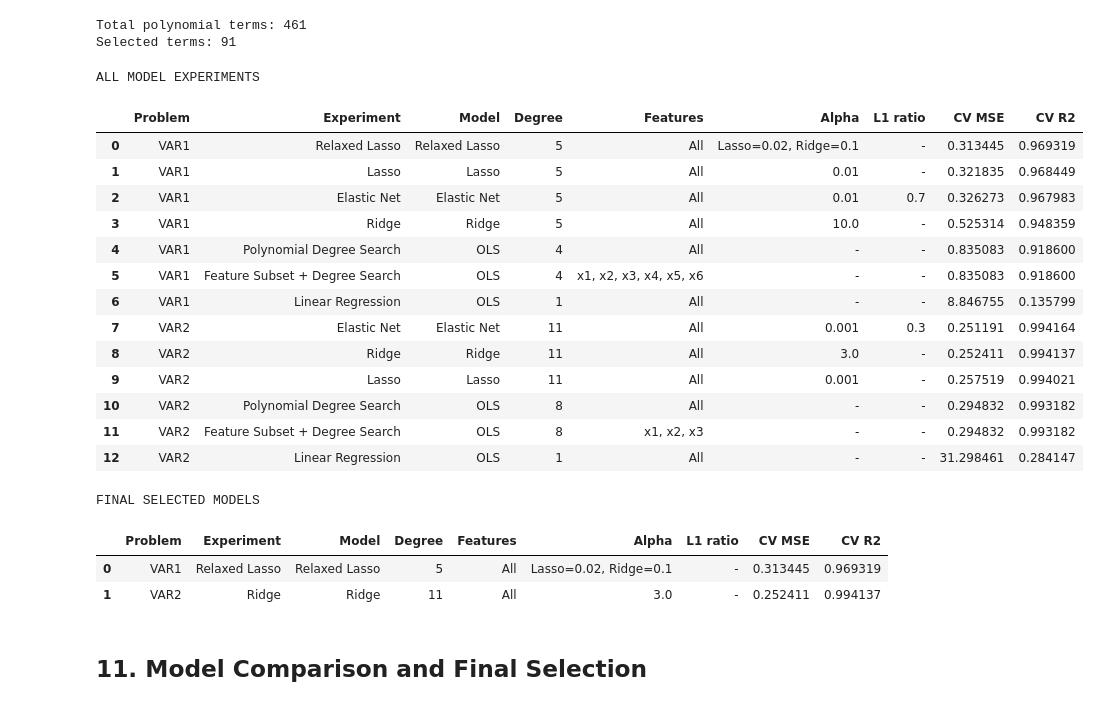
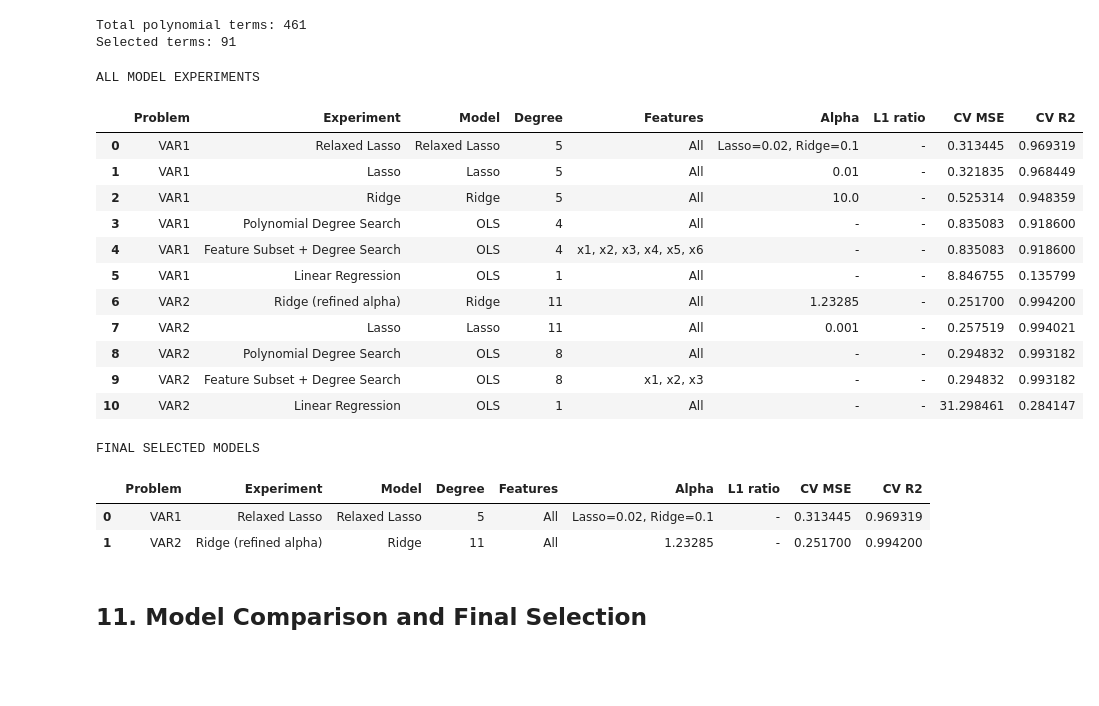
Before and after one commit to praneethem/ML_Assignment, a Jupyter notebook: ML_Assignment.ipynb, the cells around one changed output. Saved outputs shown, nothing was run; the diff lists cells and outputs as text; code cells hidden in the pictures; blank space fills up the shorter version.

```diff
--- a/ML_Assignment.ipynb
+++ b/ML_Assignment.ipynb
@@ -1755,18 +1733,6 @@ comparison = pd.DataFrame([
 
     {
         'Problem': 'VAR1',
-        'Experiment': 'Elastic Net',
-        'Model': 'Elastic Net',
-        'Degree': int(best_elastic_v1['degree']),
-        'Features': 'All',
-        'Alpha': float(best_elastic_v1['alpha']),
-        'L1 ratio': float(best_elastic_v1['l1_ratio']),
-        'CV MSE': float(best_elastic_v1['cv_mse']),
-        'CV R2': float(best_elastic_v1['cv_r2'])
-    },
-
-    {
-        'Problem': 'VAR1',
         'Experiment': 'Relaxed Lasso',
         'Model': 'Relaxed Lasso',
         'Degree': 5,
@@ -1837,14 +1803,14 @@ comparison = pd.DataFrame([
 
     {
         'Problem': 'VAR2',
-        'Experiment': 'Ridge',
+        'Experiment': 'Ridge (refined alpha)',
         'Model': 'Ridge',
-        'Degree': int(best_ridge_v2['degree']),
+        'Degree': 11,
         'Features': 'All',
-        'Alpha': float(best_ridge_v2['alpha']),
+        'Alpha': 1.23285,
         'L1 ratio': '-',
-        'CV MSE': float(best_ridge_v2['cv_mse']),
-        'CV R2': float(best_ridge_v2['cv_r2'])
+        'CV MSE': 0.2517,
+        'CV R2': 0.9942
     },
 
     {
@@ -1857,79 +1823,67 @@ comparison = pd.DataFrame([
         'L1 ratio': '-',
         'CV MSE': float(best_lasso_v2['cv_mse']),
         'CV R2': float(best_lasso_v2['cv_r2'])
-    },
-
-    {
-        'Problem': 'VAR2',
-        'Experiment': 'Elastic Net',
-        'Model': 'Elastic Net',
-        'Degree': int(best_elastic_v2['degree']),
-        'Features': 'All',
-        'Alpha': float(best_elastic_v2['alpha']),
-        'L1 ratio': float(best_elastic_v2['l1_ratio']),
-        'CV MSE': float(best_elastic_v2['cv_mse']),
-        'CV R2': float(best_elastic_v2['cv_r2'])
     }
 ])
 
 
+# ------------------------------------------------------------
 # Round values for readability
+# ------------------------------------------------------------
 
 comparison['CV MSE'] = comparison['CV MSE'].round(6)
 comparison['CV R2'] = comparison['CV R2'].round(6)
 
 
 # ------------------------------------------------------------
-# Display ALL experiment summaries
+# Display all available experiment summaries
 # ------------------------------------------------------------
 
 print("ALL MODEL EXPERIMENTS")
 
 display(
     comparison.sort_values(
         ['Problem', 'CV MSE']
     ).reset_index(drop=True)
 )
 
 
 # ------------------------------------------------------------
 # Final selected models
 # ------------------------------------------------------------
 
 print("\nFINAL SELECTED MODELS")
 
 final_comparison = comparison[
     (
         (comparison['Problem'] == 'VAR1') &
         (comparison['Experiment'] == 'Relaxed Lasso')
     ) |
     (
         (comparison['Problem'] == 'VAR2') &
-        (comparison['Experiment'] == 'Ridge')
+        (comparison['Experiment'] == 'Ridge (refined alpha)')
     )
 ].reset_index(drop=True)
 
 display(final_comparison)
 # %% [output]
 ALL MODEL EXPERIMENTS
 |  | Problem | Experiment | Model | Degree | Features | Alpha | L1 ratio | CV MSE | CV R2 |
 | 0 | VAR1 | Relaxed Lasso | Relaxed Lasso | 5 | All | Lasso=0.02, Ridge=0.1 | - | 0.313445 | 0.969319 |
 | 1 | VAR1 | Lasso | Lasso | 5 | All | 0.01 | - | 0.321835 | 0.968449 |
-| 2 | VAR1 | Elastic Net | Elastic Net | 5 | All | 0.01 | 0.7 | 0.326273 | 0.967983 |
-| 3 | VAR1 | Ridge | Ridge | 5 | All | 10.0 | - | 0.525314 | 0.948359 |
-| 4 | VAR1 | Polynomial Degree Search | OLS | 4 | All | - | - | 0.835083 | 0.918600 |
-| 5 | VAR1 | Feature Subset + Degree Search | OLS | 4 | x1, x2, x3, x4, x5, x6 | - | - | 0.835083 | 0.918600 |
-| 6 | VAR1 | Linear Regression | OLS | 1 | All | - | - | 8.846755 | 0.135799 |
-| 7 | VAR2 | Elastic Net | Elastic Net | 11 | All | 0.001 | 0.3 | 0.251191 | 0.994164 |
-| 8 | VAR2 | Ridge | Ridge | 11 | All | 3.0 | - | 0.252411 | 0.994137 |
-| 9 | VAR2 | Lasso | Lasso | 11 | All | 0.001 | - | 0.257519 | 0.994021 |
-| 10 | VAR2 | Polynomial Degree Search | OLS | 8 | All | - | - | 0.294832 | 0.993182 |
-| 11 | VAR2 | Feature Subset + Degree Search | OLS | 8 | x1, x2, x3 | - | - | 0.294832 | 0.993182 |
-| 12 | VAR2 | Linear Regression | OLS | 1 | All | - | - | 31.298461 | 0.284147 |
+| 2 | VAR1 | Ridge | Ridge | 5 | All | 10.0 | - | 0.525314 | 0.948359 |
+| 3 | VAR1 | Polynomial Degree Search | OLS | 4 | All | - | - | 0.835083 | 0.918600 |
+| 4 | VAR1 | Feature Subset + Degree Search | OLS | 4 | x1, x2, x3, x4, x5, x6 | - | - | 0.835083 | 0.918600 |
+| 5 | VAR1 | Linear Regression | OLS | 1 | All | - | - | 8.846755 | 0.135799 |
+| 6 | VAR2 | Ridge (refined alpha) | Ridge | 11 | All | 1.23285 | - | 0.251700 | 0.994200 |
+| 7 | VAR2 | Lasso | Lasso | 11 | All | 0.001 | - | 0.257519 | 0.994021 |
+| 8 | VAR2 | Polynomial Degree Search | OLS | 8 | All | - | - | 0.294832 | 0.993182 |
+| 9 | VAR2 | Feature Subset + Degree Search | OLS | 8 | x1, x2, x3 | - | - | 0.294832 | 0.993182 |
+| 10 | VAR2 | Linear Regression | OLS | 1 | All | - | - | 31.298461 | 0.284147 |
 FINAL SELECTED MODELS
 |  | Problem | Experiment | Model | Degree | Features | Alpha | L1 ratio | CV MSE | CV R2 |
 | 0 | VAR1 | Relaxed Lasso | Relaxed Lasso | 5 | All | Lasso=0.02, Ridge=0.1 | - | 0.313445 | 0.969319 |
-| 1 | VAR2 | Ridge | Ridge | 11 | All | 3.0 | - | 0.252411 | 0.994137 |
+| 1 | VAR2 | Ridge (refined alpha) | Ridge | 11 | All | 1.23285 | - | 0.251700 | 0.994200 |
 # %% [markdown]
 ## 11. Model Comparison and Final Selection
 # %% [markdown]
```
Also changed, not shown: parts of 16 cells of this notebook.
